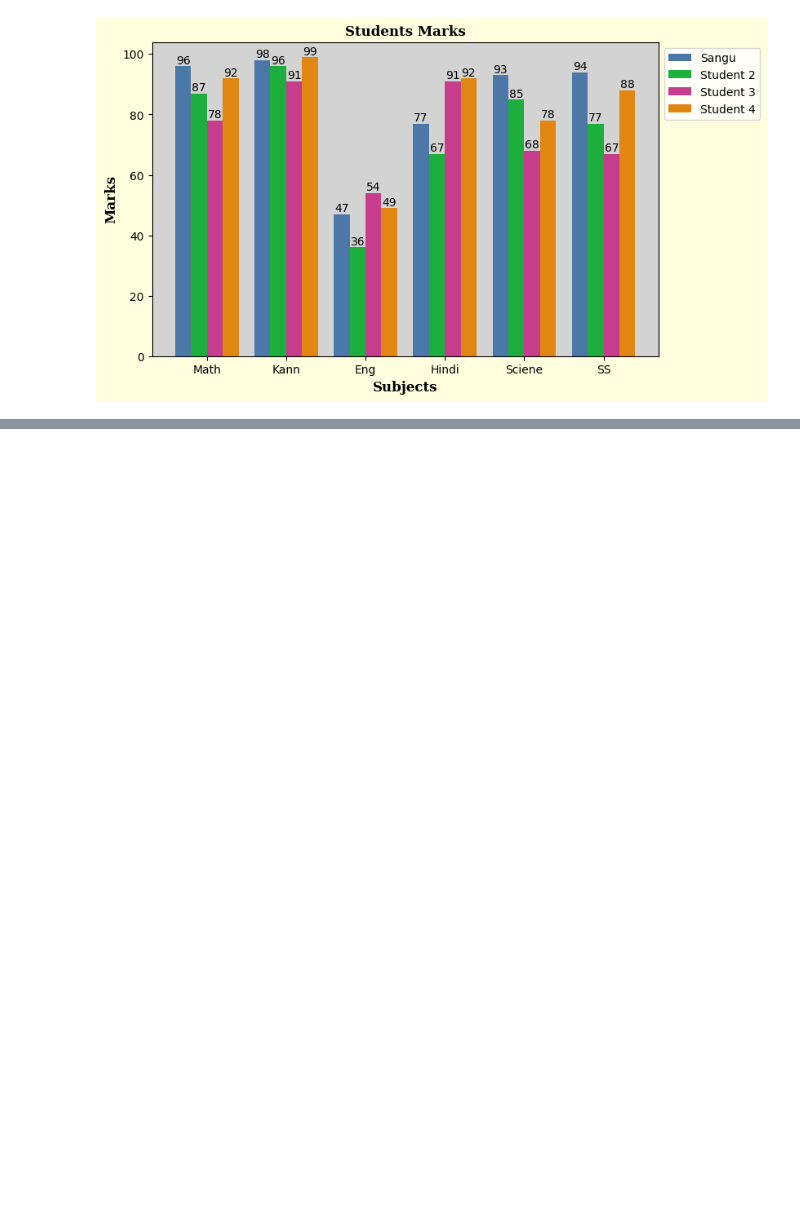
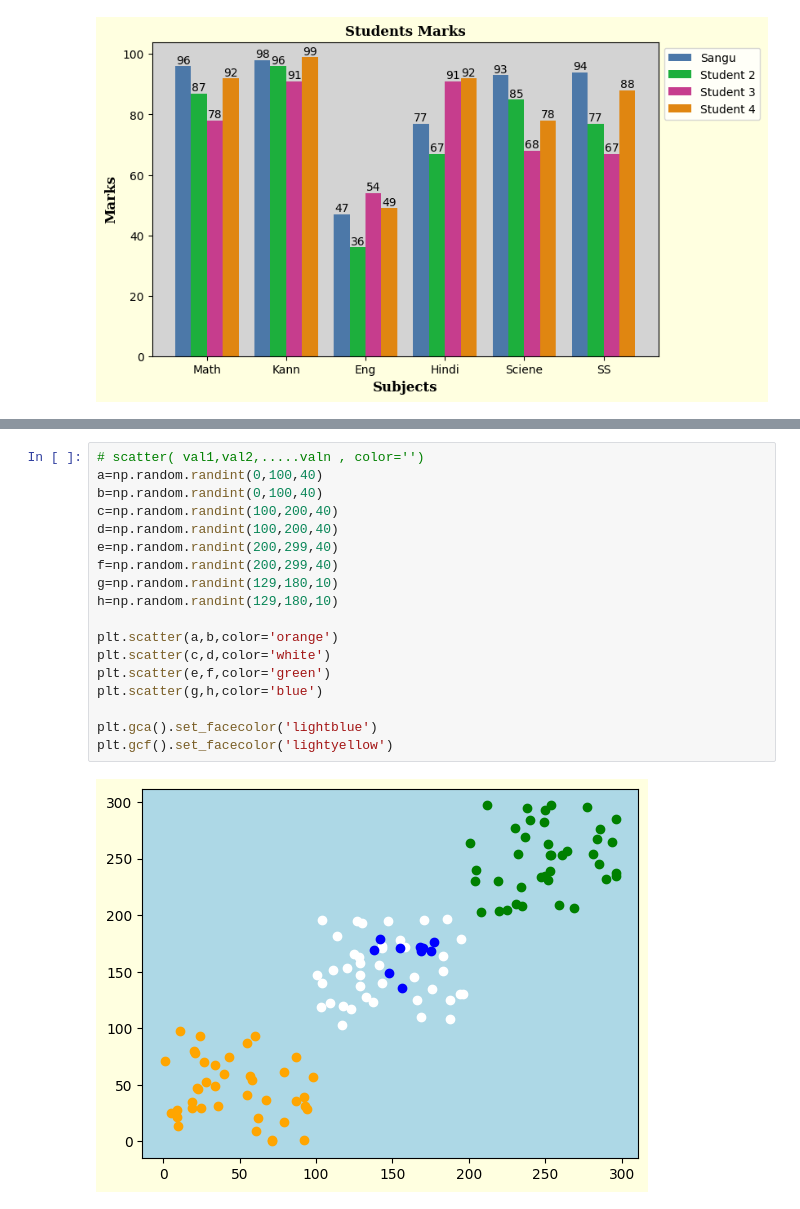
Before and after one commit to sangu0005/data_analysis_workspace, a Jupyter notebook: Maplotlib.ipynb, the cells around one changed output, grey strips where cells are left out. Drawn from its saved outputs; the diff is of its cells as text; blank space fills up the shorter version.

```diff
--- a/Maplotlib.ipynb
+++ b/Maplotlib.ipynb
@@ -265,0 +274,20 @@ plt.show()
+# %%
+# scatter( val1,val2,.....valn , color='')
+a=np.random.randint(0,100,40)
+b=np.random.randint(0,100,40)
+c=np.random.randint(100,200,40)
+d=np.random.randint(100,200,40)
+e=np.random.randint(200,299,40)
+f=np.random.randint(200,299,40)
+g=np.random.randint(129,180,10)
+h=np.random.randint(129,180,10)
+
+plt.scatter(a,b,color='orange')
+plt.scatter(c,d,color='white')
+plt.scatter(e,f,color='green')
+plt.scatter(g,h,color='blue')
+
+plt.gca().set_facecolor('lightblue')
+plt.gcf().set_facecolor('lightyellow')
+# %% [output]
+[figure, added]
```
Also changed, not shown: parts of 1 cell of this notebook, 1 other file.
